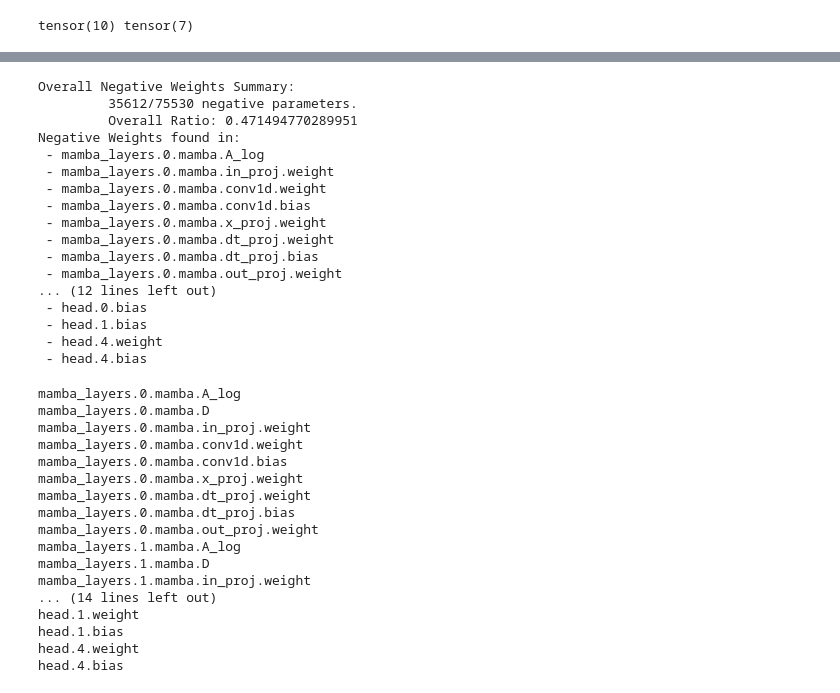
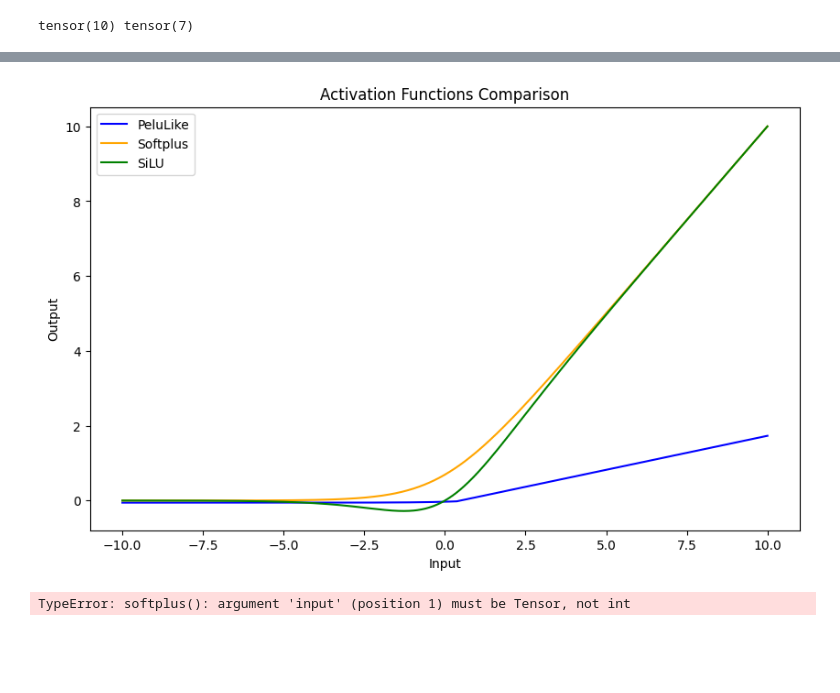
Before and after one commit to tmpoulionis/nn_ssms, a Jupyter notebook: testing.ipynb, the cells around one changed output, grey strips where cells are left out. Saved outputs shown, nothing was run; the diff lists cells and outputs as text; code cells hidden in the pictures; blank space fills up the shorter version.

```diff
--- a/testing.ipynb
+++ b/testing.ipynb
@@ -279,7 +318,33 @@ tensor(10) tensor(7)
+# %%
+from utils.activations import Activation
+import numpy as np
+import matplotlib.pyplot as plt
+import torch
+
+pelulike = Activation('pelulike')
+softplus = Activation('softplus')
+silu = Activation('silu')
+
+x = torch.linspace(-10, 10, steps=1000)
+
+plt.figure(figsize=(10, 6))
+plt.plot(x, pelulike(x), label='PeluLike', color='blue')
+plt.plot(x, softplus(x), label='Softplus', color='orange')
+plt.plot(x, silu(x), label='SiLU', color='green')
+plt.title('Activation Functions Comparison')
+plt.xlabel('Input')
+plt.ylabel('Output')
+plt.legend()
+plt.show()
+x = torch.tensor(10.0)
+print(softplus(10)/pelulike(10))
+# %% [output]
+[figure, added]
+TypeError: softplus(): argument 'input' (position 1) must be Tensor, not int
 # %%
 import torch
 from utils.lightning import LightningMamba
-from utils.utils import check_negative_weights, load_config
+from utils.utils import check_non_negativity, load_config
 from models.test_model import MambaModel
 from train import create_scheduler
 
@@ -287,51 +352,12 @@ config = load_config('sc09_class')
 MODEL_CONFIG = config["model"]
 
 lit_model = LightningMamba.load_from_checkpoint(
-    'checkpoints/config3: full/best-epoch=23-val_acc=0.8787.ckpt',
+    'checkpoints/config3: non-negative hooks set/best-epoch=27-val_acc=0.8199.ckpt',
     model=MambaModel(**MODEL_CONFIG, d_out=10),
     optimizer=torch.optim.AdamW,
     loss_fn=torch.nn.CrossEntropyLoss()
 )
 model = lit_model.model
-model.eval()
 
-results = check_negative_weights(model, verbose=False)
+# for name, params in model.named_parameters():
+#     print(name)
-# %% [output]
-Overall Negative Weights Summary:
-         35612/75530 negative parameters.
-         Overall Ratio: 0.471494770289951
-Negative Weights found in:
- - mamba_layers.0.mamba.A_log
- - mamba_layers.0.mamba.in_proj.weight
- - mamba_layers.0.mamba.conv1d.weight
- - mamba_layers.0.mamba.conv1d.bias
- - mamba_layers.0.mamba.x_proj.weight
- - mamba_layers.0.mamba.dt_proj.weight
- - mamba_layers.0.mamba.dt_proj.bias
- - mamba_layers.0.mamba.out_proj.weight
-... (12 lines left out)
- - head.0.bias
- - head.1.bias
- - head.4.weight
- - head.4.bias
-# %%
-for name, params in model.named_parameters():
-    print(name)
-# %% [output]
-mamba_layers.0.mamba.A_log
-mamba_layers.0.mamba.D
-mamba_layers.0.mamba.in_proj.weight
-mamba_layers.0.mamba.conv1d.weight
-mamba_layers.0.mamba.conv1d.bias
-mamba_layers.0.mamba.x_proj.weight
-mamba_layers.0.mamba.dt_proj.weight
-mamba_layers.0.mamba.dt_proj.bias
-mamba_layers.0.mamba.out_proj.weight
-mamba_layers.1.mamba.A_log
-mamba_layers.1.mamba.D
-mamba_layers.1.mamba.in_proj.weight
-... (14 lines left out)
-head.1.weight
-head.1.bias
-head.4.weight
-head.4.bias
```
Also changed, not shown: parts of 3 cells of this notebook, 8 other files.
